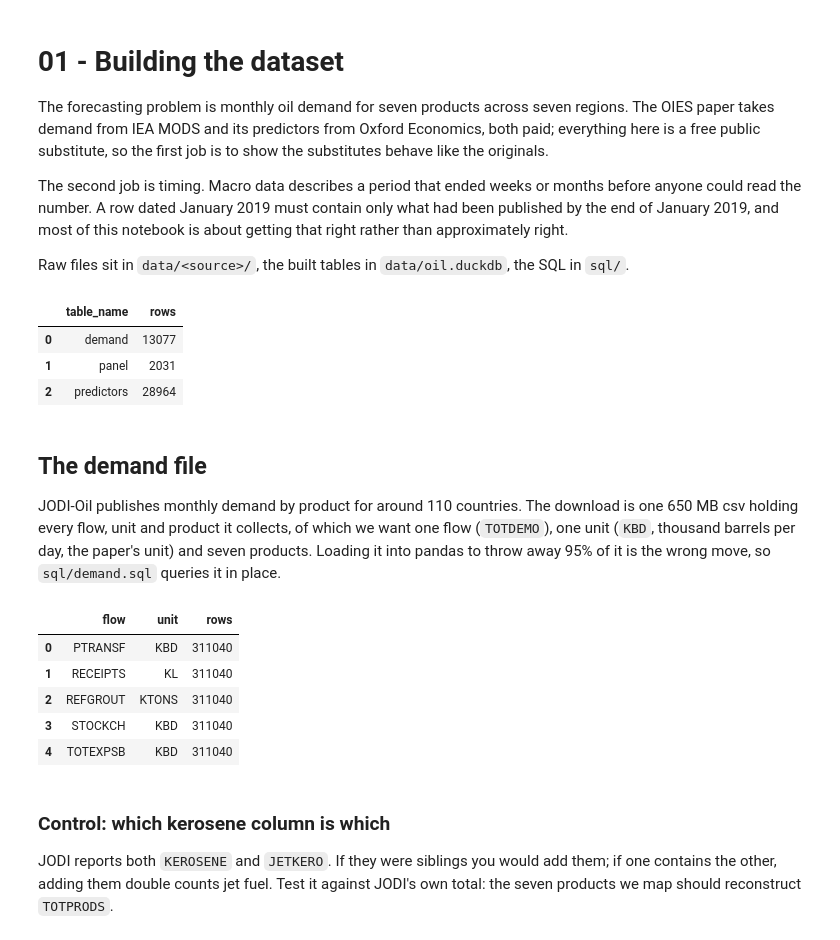
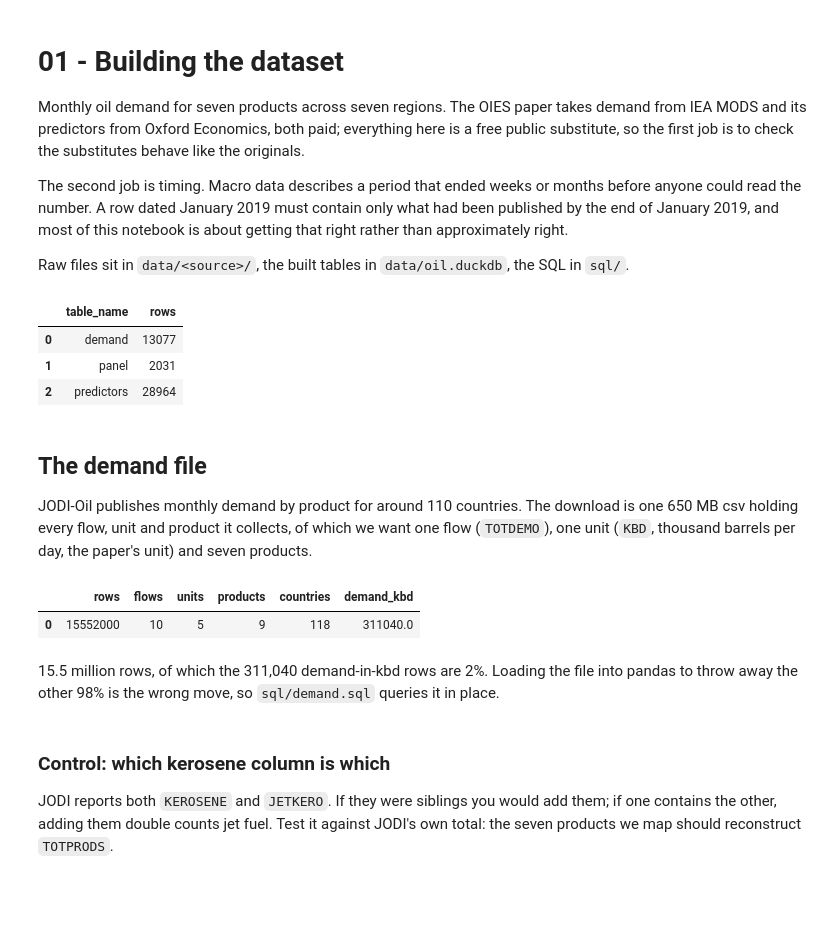
Before and after one commit to malobouygues/Oil_demand_forecasting, a Jupyter notebook: notebooks/01_data.ipynb, the cells around one changed output. Cells and saved outputs as stored; diff of their text form; code cells hidden in the pictures; blank space fills up the shorter version.

```diff
--- a/notebooks/01_data.ipynb
+++ b/notebooks/01_data.ipynb
@@ -1,10 +1,9 @@
 # %% [markdown]
 # 01 - Building the dataset
 
-The forecasting problem is monthly oil demand for seven products across seven regions. The
-OIES paper takes demand from IEA MODS and its predictors from Oxford Economics, both paid;
-everything here is a free public substitute, so the first job is to show the substitutes
-behave like the originals.
+Monthly oil demand for seven products across seven regions. The OIES paper takes demand from
+IEA MODS and its predictors from Oxford Economics, both paid; everything here is a free public
+substitute, so the first job is to check the substitutes behave like the originals.
 
 The second job is timing. Macro data describes a period that ended weeks or months before
 anyone could read the number. A row dated January 2019 must contain only what had been
@@ -37,26 +35,25 @@ data.query("SELECT table_name, estimated_size AS rows FROM duckdb_tables() ORDER
 
 JODI-Oil publishes monthly demand by product for around 110 countries. The download is one
 650 MB csv holding every flow, unit and product it collects, of which we want one flow
-(`TOTDEMO`), one unit (`KBD`, thousand barrels per day, the paper's unit) and seven
-products. Loading it into pandas to throw away 95% of it is the wrong move, so `sql/demand.sql`
-queries it in place.
+(`TOTDEMO`), one unit (`KBD`, thousand barrels per day, the paper's unit) and seven products.
-# %%
-raw = f"read_csv_auto('{c.JODI_DIR / 'jodi_secondary.csv'}', all_varchar = true)"
-
-duckdb.sql(f"""
-    SELECT FLOW_BREAKDOWN AS flow, UNIT_MEASURE AS unit, COUNT(*) AS rows
-    FROM {raw}
-    GROUP BY 1, 2
-    ORDER BY rows DESC
-    LIMIT 5
-""").df()
-# %% [output]
-|  | flow | unit | rows |
-| 0 | PTRANSF | KBD | 311040 |
-| 1 | RECEIPTS | KL | 311040 |
-| 2 | REFGROUT | KTONS | 311040 |
-| 3 | STOCKCH | KBD | 311040 |
-| 4 | TOTEXPSB | KBD | 311040 |
+# %%
+raw = f"read_csv_auto('{c.JODI_DIR / 'jodi_secondary.csv'}', all_varchar = true)"
+
+duckdb.sql(f"""
+    SELECT COUNT(*) AS rows,
+           COUNT(DISTINCT FLOW_BREAKDOWN) AS flows,
+           COUNT(DISTINCT UNIT_MEASURE) AS units,
+           COUNT(DISTINCT ENERGY_PRODUCT) AS products,
+           COUNT(DISTINCT REF_AREA) AS countries,
+           SUM(CASE WHEN FLOW_BREAKDOWN = 'TOTDEMO' AND UNIT_MEASURE = 'KBD' THEN 1 ELSE 0 END) AS demand_kbd
+    FROM {raw}
+""").df()
+# %% [output]
+|  | rows | flows | units | products | countries | demand_kbd |
+| 0 | 15552000 | 10 | 5 | 9 | 118 | 311040.0 |
+# %% [markdown]
+15.5 million rows, of which the 311,040 demand-in-kbd rows are 2%. Loading the file into pandas
+to throw away the other 98% is the wrong move, so `sql/demand.sql` queries it in place.
 # %% [markdown]
 ### Control: which kerosene column is which
 
```
Also changed, not shown: parts of 31 cells of this notebook, 9 other files.
